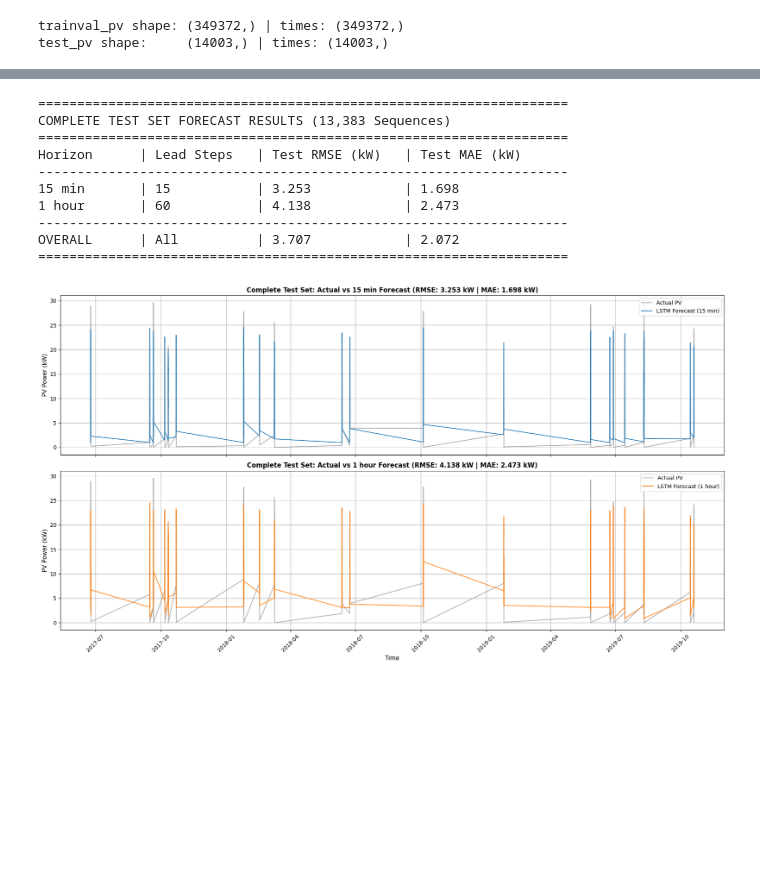
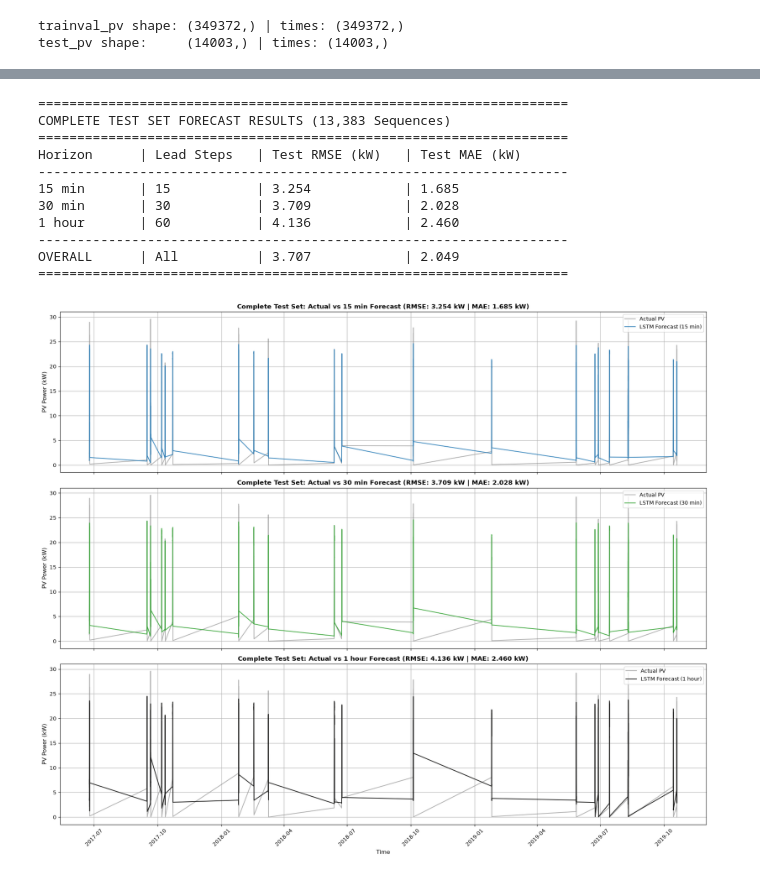
Before and after one commit to umerkang66/skippd-solar-forecasting, a Jupyter notebook: forecast/01-lstm-baseline.ipynb, the cells around one changed output, grey strips where cells are left out. Drawn from its saved outputs; the diff is of its cells as text; code cells hidden in the pictures; blank space fills up the shorter version.

Commit message:
add lstm forecast

```diff
--- a/forecast/01-lstm-baseline.ipynb
+++ b/forecast/01-lstm-baseline.ipynb
@@ -17,7 +13,7 @@ To enable the following instructions: AVX2 FMA, in other operations, rebuild Ten
 data_folder = "/home/haseebumer/content/data/extracted/"
 
 # Model identifier and Google Drive output directory
-model_name = "LSTM_forecast_15m_1h_2017_2019_data"
+model_name = "LSTM_forecast_15m_30m_1h_2017_2019_data"
 output_folder = os.path.join(
     "model_output", model_name
 )
@@ -52,14 +48,9 @@ times_test:     /home/haseebumer/content/data/extracted/times_test.npy
 # SEQ_LEN: Number of historical 1-minute time steps used as input (16 minutes)
 SEQ_LEN = 16
 
-# Stanford Solar Forecasting Dataset is logged at 1-minute intervals.
-HORIZON_MAP = {
-    "15min": 15,
-    "1hour": 60,
-}
 
-FORECAST_HORIZONS = [15, 60]
-HORIZON_NAMES = ["15 min", "1 hour"]
+FORECAST_HORIZONS = [15, 30, 60]
+HORIZON_NAMES = ["15 min", "30 min", "1 hour"]
 NUM_TARGETS = len(FORECAST_HORIZONS)
 
 # Training hyper-parameters
@@ -92,7 +83,7 @@ trainval_pv shape: (349372,) | times: (349372,)
 test_pv shape:     (14003,) | times: (14003,)
 # %%
 def create_day_aware_forecast_sequences(
-    pv_array, times_array, seq_len=16, horizons=[15, 60], allow_partial=False
+    pv_array, times_array, seq_len=16, horizons=[15, 30, 60], allow_partial=False
 ):
     """
     Constructs (X, y, sequence_dates, sequence_times) sequences
@@ -378,7 +363,7 @@ for fold in range(start_fold, NUM_FOLDS):
     print(f"\n{'='*25} FOLD {fold + 1} / {NUM_FOLDS} {'='*25}")
 
     train_idx, val_idx = cv_split_indices(
-        shuffled_dates, fold_index=fold, num_folds=NUM_FOLDS
+        shuffled_dates, dates_trainval_seq, fold_index=fold, num_folds=NUM_FOLDS
     )
 
     # Datasets
@@ -399,7 +384,6 @@ for fold in range(start_fold, NUM_FOLDS):
         num_outputs=NUM_TARGETS,
         lstm_units=(64, 64),
         dense_units=128,
-        drop_rate=0.2,
     )
 
     optimizer = keras.optimizers.Adam(learning_rate=LEARNING_RATE)
@@ -645,7 +591,7 @@ fig, axes = plt.subplots(NUM_TARGETS, 1, figsize=(18, 5 * NUM_TARGETS), sharex=T
 if NUM_TARGETS == 1:
     axes = [axes]
 
-colors = ["#1f77b4", "#ff7f0e"]
+colors = ["#1f77b4", "#2ca02c", "#030302"]  # Blue (15m), Green (30m), Orange (1h)
 
 for k, (h_name, h_color) in enumerate(zip(HORIZON_NAMES, colors)):
     ax = axes[k]
@@ -669,37 +615,38 @@ for k, (h_name, h_color) in enumerate(zip(HORIZON_NAMES, colors)):
     )
     ax.plot(
         h_times[valid_k],
         h_y_pred[valid_k],
         color=h_color,
         alpha=0.85,
         label=f"LSTM Forecast ({h_name})",
     )
     ax.set_ylabel("PV Power (kW)", fontsize=11)
     ax.set_title(
         f"Complete Test Set: Actual vs {h_name} Forecast "
         f"(RMSE: {horizon_metrics[h_name]['rmse']:.3f} kW | MAE: {horizon_metrics[h_name]['mae']:.3f} kW)",
         fontsize=12,
         fontweight="bold",
     )
     ax.legend(loc="upper right")
     ax.grid(True)
 
 axes[-1].set_xlabel("Time", fontsize=11)
 plt.xticks(rotation=45)
 plt.tight_layout()
 plt.show()
 # %% [output]
 ====================================================================
 COMPLETE TEST SET FORECAST RESULTS (13,383 Sequences)
 ====================================================================
 Horizon      | Lead Steps   | Test RMSE (kW)   | Test MAE (kW)
 --------------------------------------------------------------------
-15 min       | 15           | 3.253            | 1.698
-1 hour       | 60           | 4.138            | 2.473
+15 min       | 15           | 3.254            | 1.685
+30 min       | 30           | 3.709            | 2.028
+1 hour       | 60           | 4.136            | 2.460
 --------------------------------------------------------------------
-OVERALL      | All          | 3.707            | 2.072
+OVERALL      | All          | 3.707            | 2.049
 ====================================================================
-[figure, old version]
+[figure, new version]
 # %%
 # SUNNY AND CLOUDY DATES FROM THE SKIPP'D PAPER
 sunny_dates = [
```
Also changed, not shown: parts of 10 cells of this notebook.
